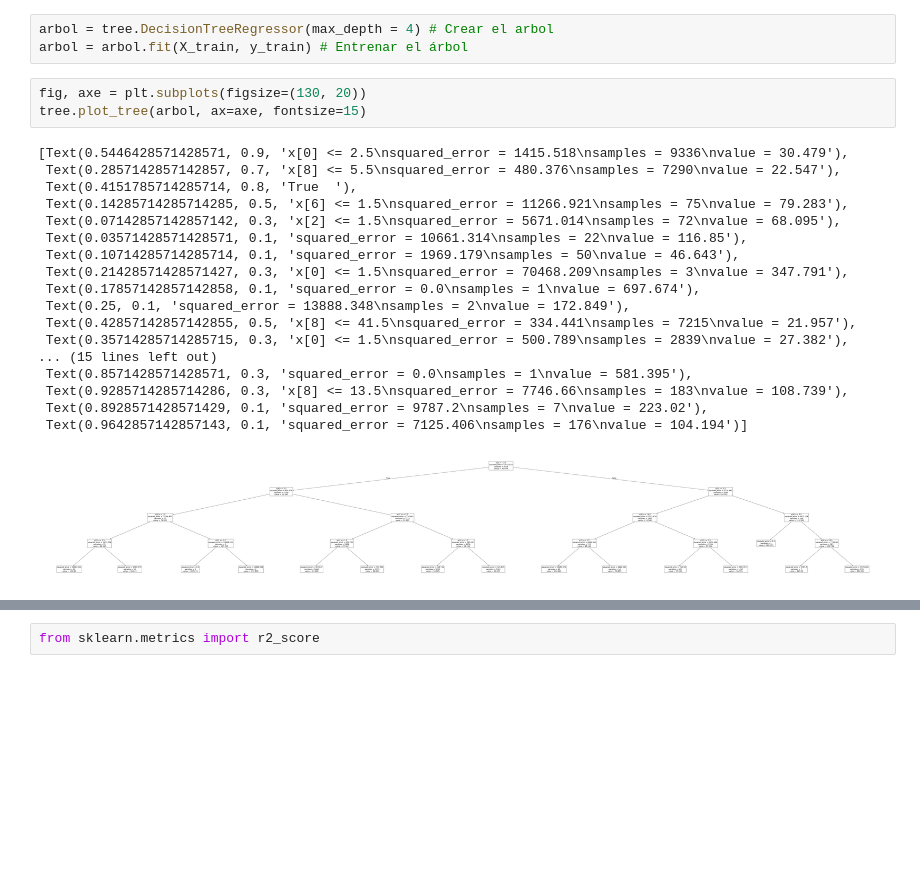
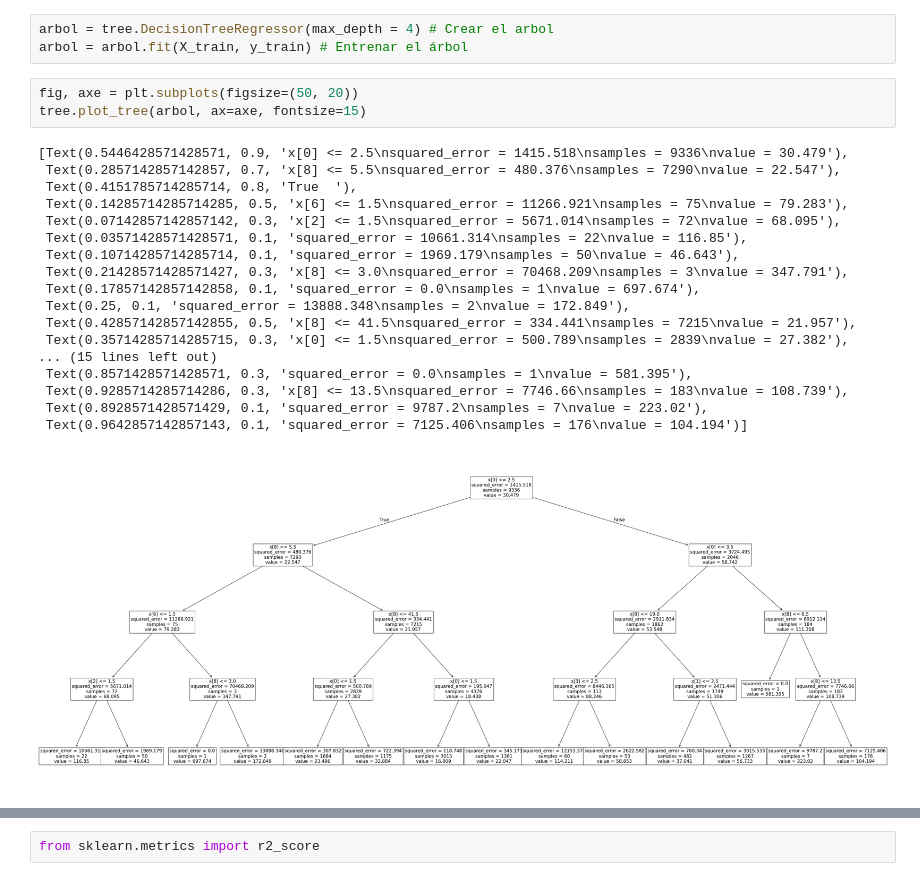
Before and after one commit to diegohdzb07/Data_ENOE, a Jupyter notebook: notebooks/ENOE_CDMX_2005.ipynb, the cells around one changed output, grey strips where cells are left out. Cells and saved outputs as stored; diff of their text form; blank space fills up the shorter version.

```diff
--- a/notebooks/ENOE_CDMX_2005.ipynb
+++ b/notebooks/ENOE_CDMX_2005.ipynb
@@ -51,27 +51,27 @@ X_train, X_test, y_train, y_test = train_test_split(
 arbol = tree.DecisionTreeRegressor(max_depth = 4) # Crear el arbol
 arbol = arbol.fit(X_train, y_train) # Entrenar el árbol
 # %%
-fig, axe = plt.subplots(figsize=(130, 20))
+fig, axe = plt.subplots(figsize=(50, 20))
 tree.plot_tree(arbol, ax=axe, fontsize=15)
 # %% [output]
 [Text(0.5446428571428571, 0.9, 'x[0] <= 2.5\nsquared_error = 1415.518\nsamples = 9336\nvalue = 30.479'),
  Text(0.2857142857142857, 0.7, 'x[8] <= 5.5\nsquared_error = 480.376\nsamples = 7290\nvalue = 22.547'),
  Text(0.4151785714285714, 0.8, 'True  '),
  Text(0.14285714285714285, 0.5, 'x[6] <= 1.5\nsquared_error = 11266.921\nsamples = 75\nvalue = 79.283'),
  Text(0.07142857142857142, 0.3, 'x[2] <= 1.5\nsquared_error = 5671.014\nsamples = 72\nvalue = 68.095'),
  Text(0.03571428571428571, 0.1, 'squared_error = 10661.314\nsamples = 22\nvalue = 116.85'),
  Text(0.10714285714285714, 0.1, 'squared_error = 1969.179\nsamples = 50\nvalue = 46.643'),
- Text(0.21428571428571427, 0.3, 'x[0] <= 1.5\nsquared_error = 70468.209\nsamples = 3\nvalue = 347.791'),
+ Text(0.21428571428571427, 0.3, 'x[8] <= 3.0\nsquared_error = 70468.209\nsamples = 3\nvalue = 347.791'),
  Text(0.17857142857142858, 0.1, 'squared_error = 0.0\nsamples = 1\nvalue = 697.674'),
  Text(0.25, 0.1, 'squared_error = 13888.348\nsamples = 2\nvalue = 172.849'),
  Text(0.42857142857142855, 0.5, 'x[8] <= 41.5\nsquared_error = 334.441\nsamples = 7215\nvalue = 21.957'),
  Text(0.35714285714285715, 0.3, 'x[0] <= 1.5\nsquared_error = 500.789\nsamples = 2839\nvalue = 27.382'),
 ... (15 lines left out)
  Text(0.8571428571428571, 0.3, 'squared_error = 0.0\nsamples = 1\nvalue = 581.395'),
  Text(0.9285714285714286, 0.3, 'x[8] <= 13.5\nsquared_error = 7746.66\nsamples = 183\nvalue = 108.739'),
  Text(0.8928571428571429, 0.1, 'squared_error = 9787.2\nsamples = 7\nvalue = 223.02'),
  Text(0.9642857142857143, 0.1, 'squared_error = 7125.406\nsamples = 176\nvalue = 104.194')]
-[figure, old version]
+[figure, new version]
 # %%
 arbol.feature_importances_
 # %% [output]
```
Also changed, not shown: parts of 2 cells of this notebook, 1 other file.
